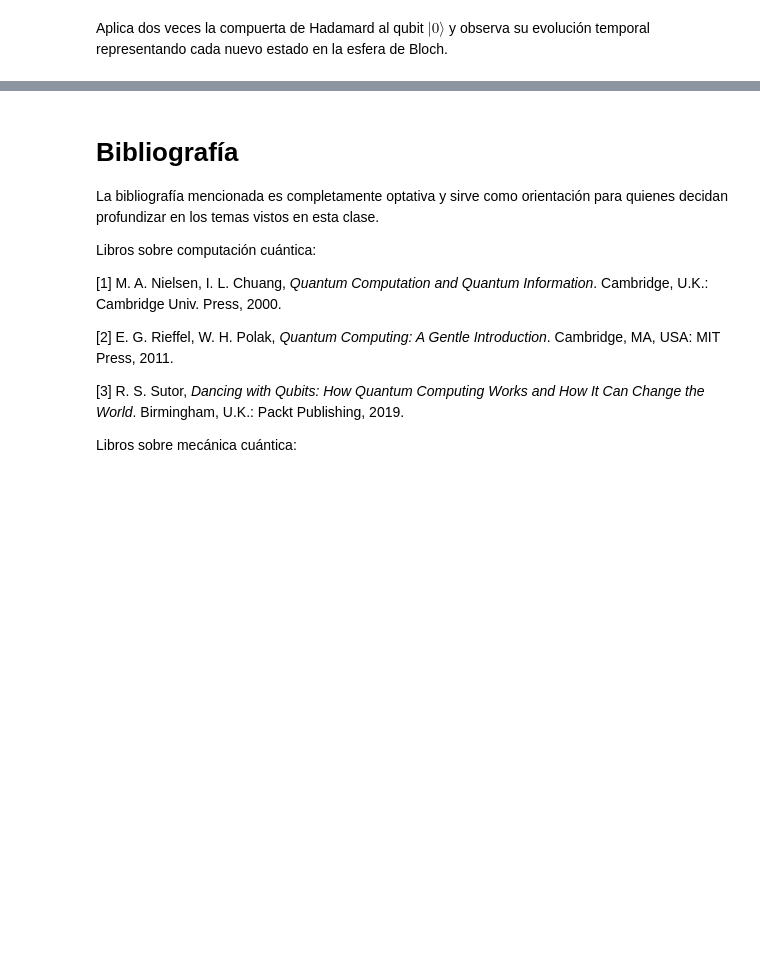
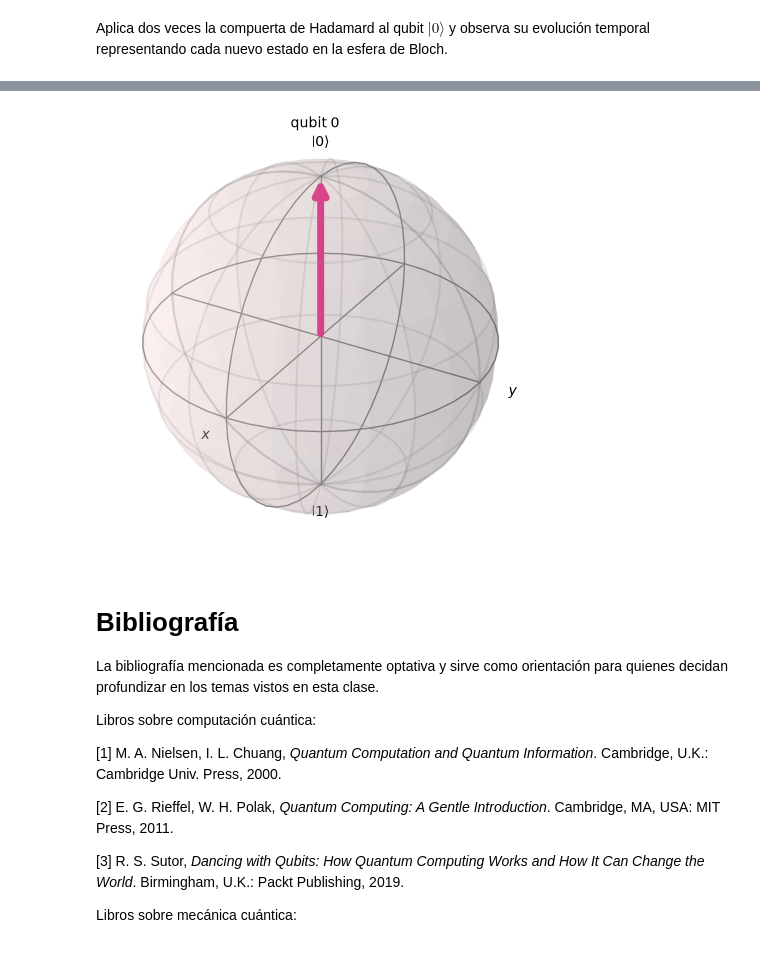
Before and after one commit to 0xLozi/quantum_computing_jam, a Jupyter notebook: Clase_1,_Parte_2_Computación_Cuántica.ipynb, the cells around one changed output, grey strips where cells are left out. Saved outputs shown, nothing was run; the diff lists cells and outputs as text; code cells hidden in the pictures; blank space fills up the shorter version.

```diff
--- a/Clase_1,_Parte_2_Computación_Cuántica.ipynb
+++ b/Clase_1,_Parte_2_Computación_Cuántica.ipynb
@@ -726,5 +884,10 @@ Aplica dos veces la compuerta de Hadamard al qubit $|0\rangle$ y observa su evol
 # %%
 # Parte 3: representar H(H|0>) en la esfera de Bloch
+
+zero_HH = zero_H.evolve(H)
+plot_bloch_multivector(zero_HH, reverse_bits = True)
+# %% [output]
+[figure, added]
 # %% [markdown]
 # Bibliografía
 
```
Also changed, not shown: parts of 10 cells of this notebook, 22 other files.
